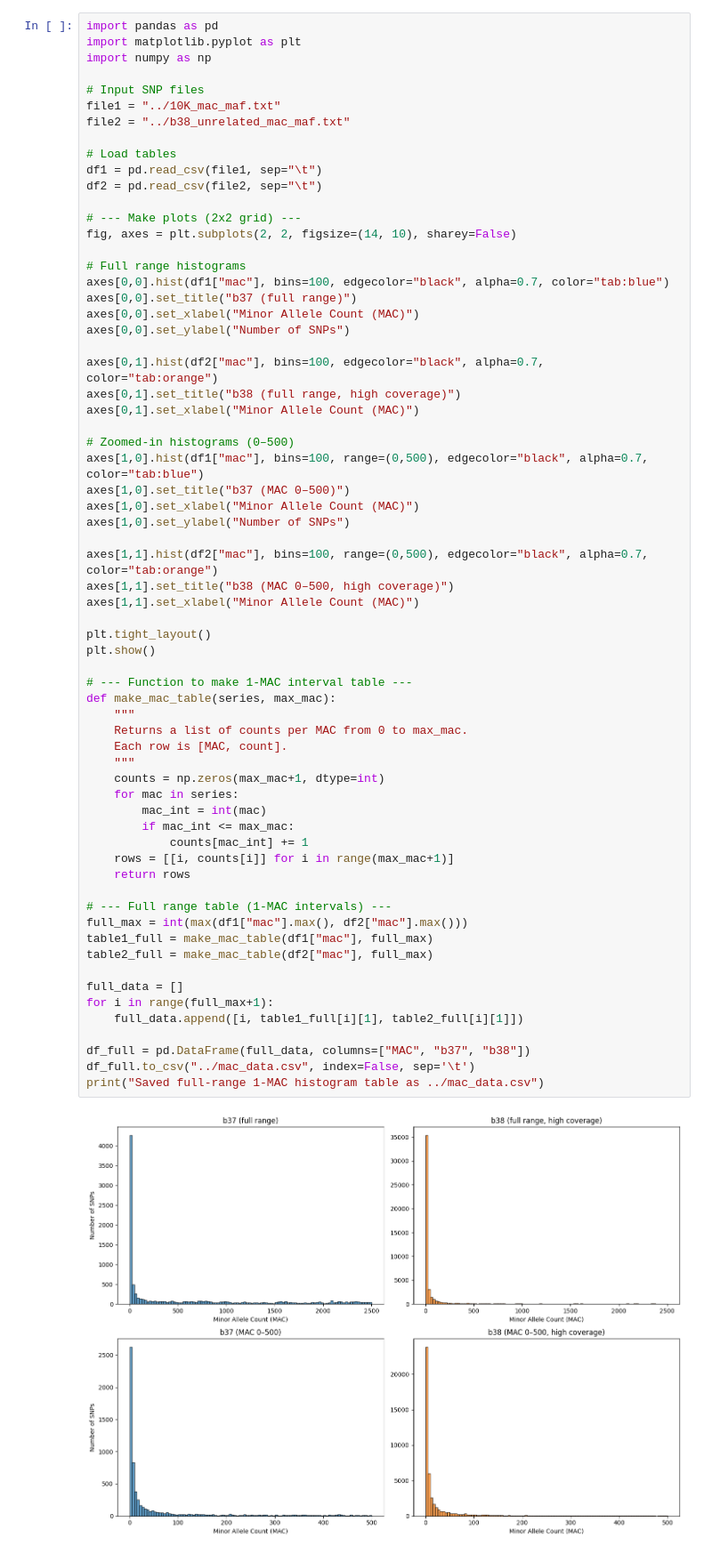
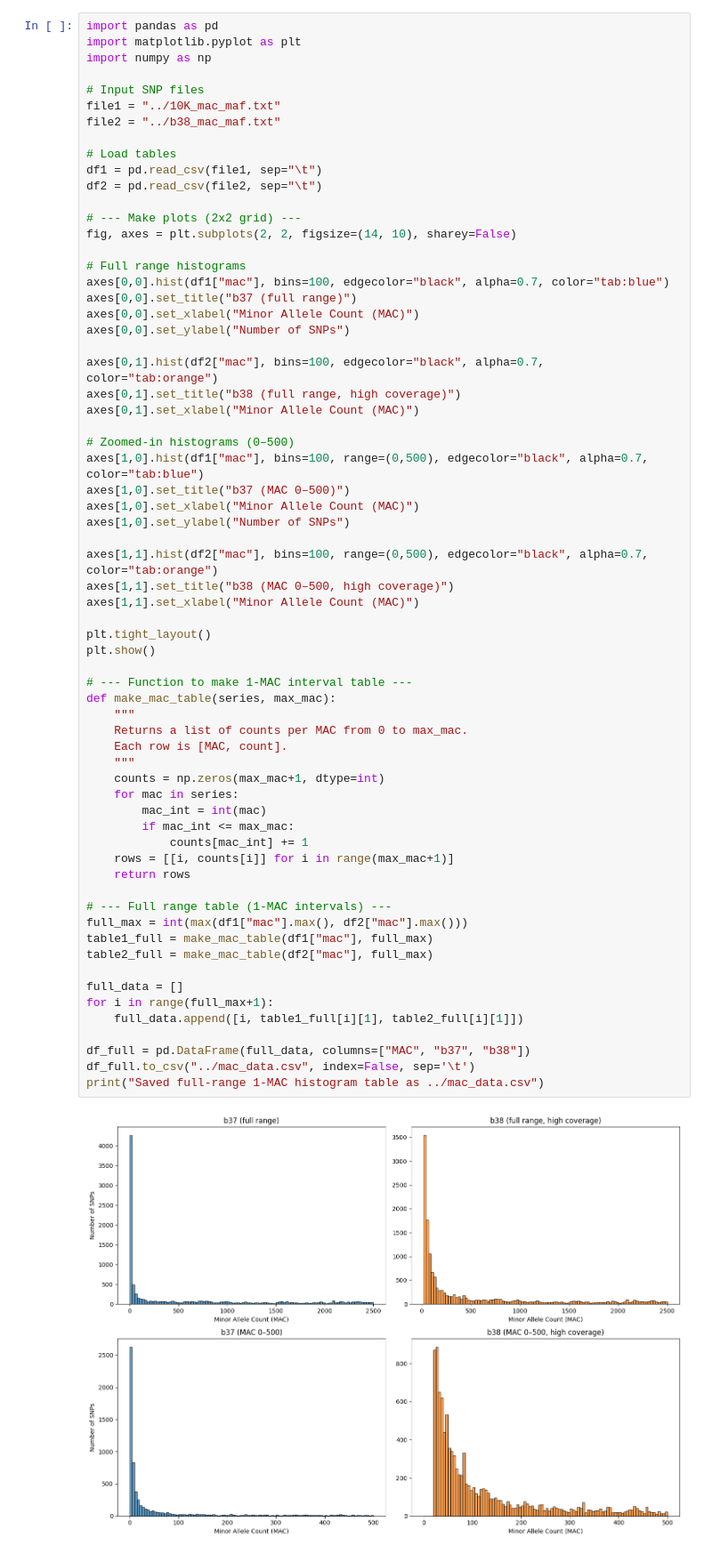
Before and after one commit to sriramlab/GPC, a Jupyter notebook: aux/scripts/plot_maf.ipynb, the cells around one changed output. Shown: that part at 89% size. Drawn from its saved outputs; the diff is of its cells as text.

```diff
--- a/aux/scripts/plot_maf.ipynb
+++ b/aux/scripts/plot_maf.ipynb
@@ -5,7 +5,7 @@ import numpy as np
 
 # Input SNP files
 file1 = "../10K_mac_maf.txt"
-file2 = "../b38_unrelated_mac_maf.txt"
+file2 = "../b38_mac_maf.txt"
 
 # Load tables
 df1 = pd.read_csv(file1, sep="\t")
@@ -37,32 +37,32 @@ axes[1,1].set_xlabel("Minor Allele Count (MAC)")
 plt.tight_layout()
 plt.show()
 
 # --- Function to make 1-MAC interval table ---
 def make_mac_table(series, max_mac):
     """
     Returns a list of counts per MAC from 0 to max_mac.
     Each row is [MAC, count].
     """
     counts = np.zeros(max_mac+1, dtype=int)
     for mac in series:
         mac_int = int(mac)
         if mac_int <= max_mac:
             counts[mac_int] += 1
     rows = [[i, counts[i]] for i in range(max_mac+1)]
     return rows
 
 # --- Full range table (1-MAC intervals) ---
 full_max = int(max(df1["mac"].max(), df2["mac"].max()))
 table1_full = make_mac_table(df1["mac"], full_max)
 table2_full = make_mac_table(df2["mac"], full_max)
 
 full_data = []
 for i in range(full_max+1):
     full_data.append([i, table1_full[i][1], table2_full[i][1]])
 
 df_full = pd.DataFrame(full_data, columns=["MAC", "b37", "b38"])
 df_full.to_csv("../mac_data.csv", index=False, sep='\t')
 print("Saved full-range 1-MAC histogram table as ../mac_data.csv")
 # %% [output]
-[figure, old version]
+[figure, new version]
 Saved full-range 1-MAC histogram table as ../mac_data.csv
```
Also changed, not shown: 21 other files.
